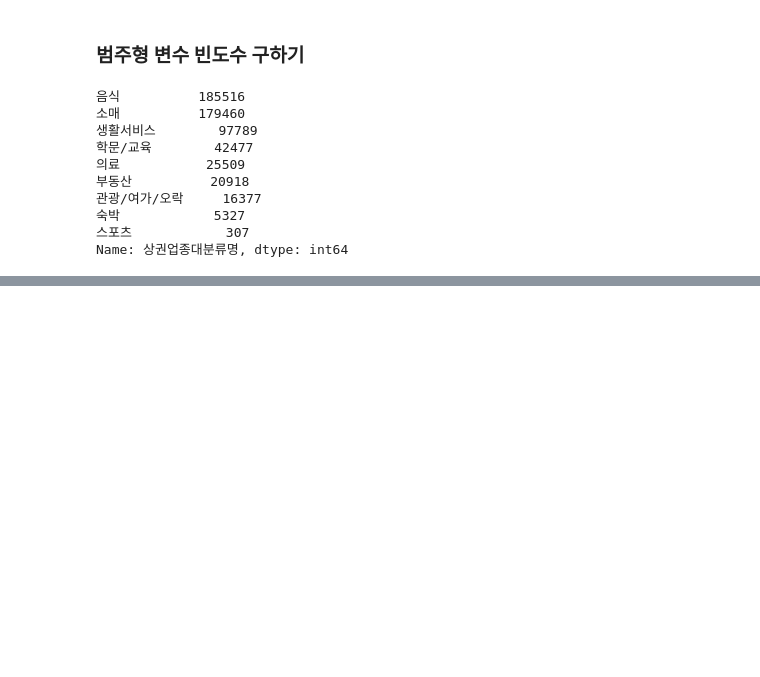
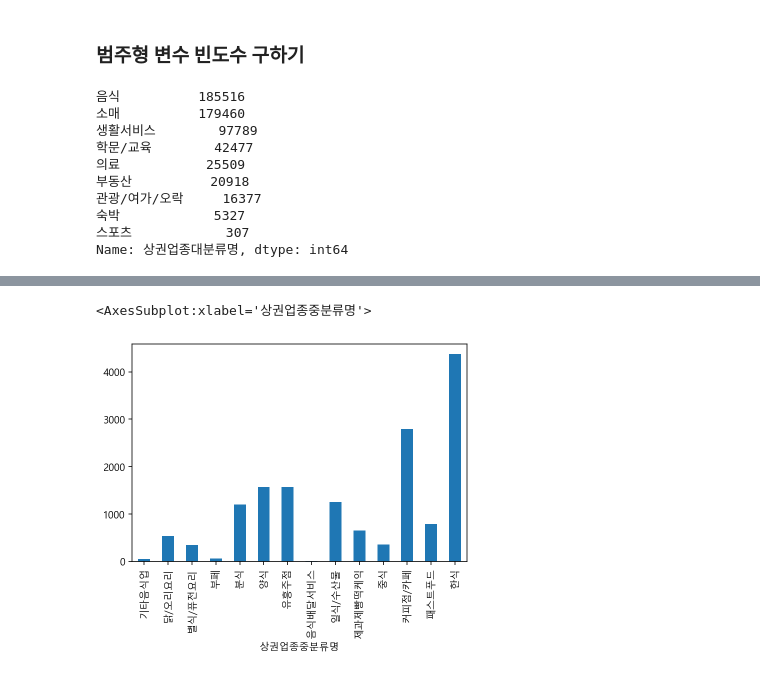
Before and after one commit to pmj3590/inflearn_opendata, a Jupyter notebook: store.ipynb, the cells around one changed output, grey strips where cells are left out. Saved outputs shown, nothing was run; the diff lists cells and outputs as text; code cells hidden in the pictures; blank space fills up the shorter version.

```diff
--- a/store.ipynb
+++ b/store.ipynb
@@ -688,0 +749,4 @@ Name: 상권업종대분류명, dtype: int64
+# %%
+#df_seoul_food에 "시도명"이 "서울특별시"이고 "상권업종대분류명"이 "음식"인 서브셋만 가져와서 담기
+df_seoul_food=df[(df["시도명"]=="서울특별시") & (df["상권업종대분류명"]=="음식")]
+df_seoul_food.shape
@@ -688,0 +755,5 @@ Name: 상권업종대분류명, dtype: int64
+# %%
+#"시군구명", "상권업종중분류명"으로 그룹화해서 상점수 세기
+#결과는 food_gu에 담아서 재사용할 것
+food_gu=df_seoul_food.groupby(["시군구명", "상권업종중분류명"])["상호명"].count()
+food_gu
@@ -688,0 +774,8 @@ Name: 상권업종대분류명, dtype: int64
+# %%
+#food_gu에 담긴 데이터 시각화
+#상권업종중분류명과 상점수로 barplot 그리기
+
+food_gu.unstack().loc["강남구"].plot.bar()
+# %% [output]
+<AxesSubplot:xlabel='상권업종중분류명'>
+[figure, added]
```
Also changed, not shown: parts of 18 cells of this notebook.
